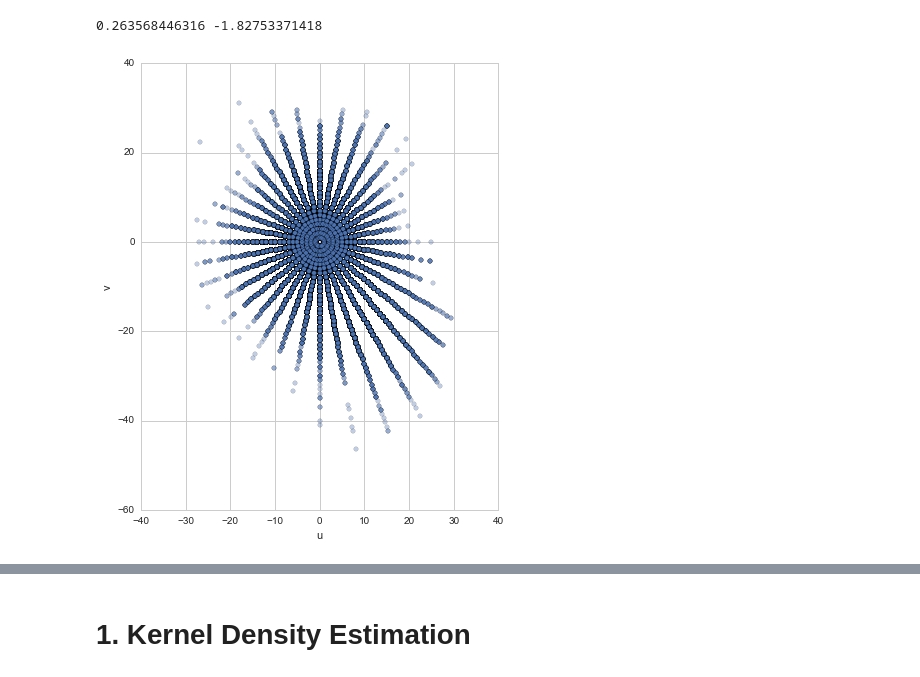
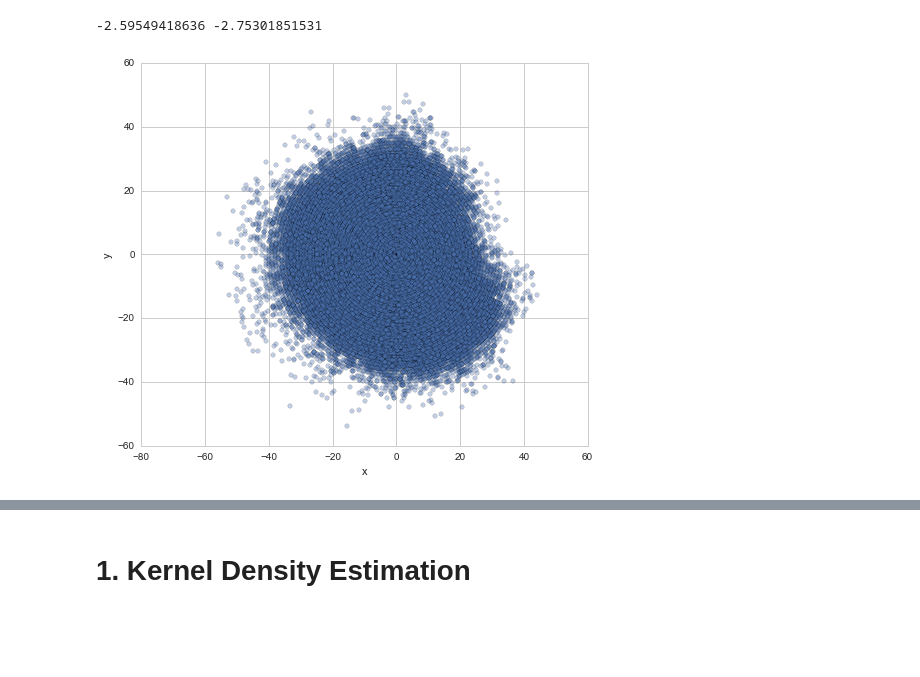
Before and after one commit to cqcn1991/Wind-Speed-Analysis, a Jupyter notebook: US wind data.ipynb, the cells around one changed output, grey strips where cells are left out. Cells and saved outputs as stored; diff of their text form; code cells hidden in the pictures; blank space fills up the shorter version.

```diff
--- a/US wind data.ipynb
+++ b/US wind data.ipynb
@@ -42,11 +47,4 @@ df.rename(columns={'speed':'speed_mps'}, inplace=True)
 df['speed']=df['speed_mps']
 df.index= df['date']
 df['speed'].plot(legend=True,figsize=(10,4), grid=True)
-
-# Data Selection
-# Marham, date >1973
-df = df[ (df['date'] > 19740000) & (df['date'] < 20150000)]
-# df = df[df['HrMn'] % 100 <= 0.1]
-# For Roma Ciampino
-df = df[(df['HrMn'] % 100 == 15)|(df['HrMn'] % 100 == 45)|(df['HrMn'] % 100 == 20)|(df['HrMn'] % 100 == 50)]
 # %% [output]
@@ -167,2 +223,13 @@ df_temp['speed'].hist(bins=bins, alpha = 0.5,figsize=(15, 6))
+# %%
+if "ciampino" in ipath:
+    # For Ciampino
+    df = df[ (df['date'] >= 20100000) & (df['date'] < 20150000)]
+elif "marham" in ipath:
+    # For Marham
+    # speed still suffers from odd-even bias
+    df = df[ (df['date'] >= 20100000) & (df['date'] < 20150000)]
+else:
+    # For Tiree, non is stable
+    df = df[ (df['date'] > 19720000) & (df['date'] < 20150000)]
 # %%
 from windrose import WindroseAxes
@@ -210,0 +279,16 @@ plt.show()
+# %%
+# # Randomize angle
+def randomize_angle(df):
+    df['random_angle_incre'] = 0
+    df['random_angle_incre'] = df['random_angle_incre'].apply(lambda x: np.random.uniform(-5,5))
+    df['dir_ran']=df['dir']+df['random_angle_incre']
+    bins=np.arange(min(df.dir_ran), max(df.dir_ran) + 1, 1)
+
+    df['dir_ran']= df['dir_ran'].apply(lambda x: x + 360 if x < 0 else x)
+    df['dir_ran']= df['dir_ran'].apply(lambda x: x - 360 if x > 360 else x)
+    df['dir'].hist(bins=bins, alpha=0.5,figsize=(15, 6))
+    df['dir_ran'].hist(bins=bins, alpha=0.5,figsize=(15, 6))
+    return df
+# %%
+df = randomize_angle(df)
+df['dir']=df['dir_ran']
@@ -211,18 +297,14 @@ plt.show()
 # %%
-df['dir'] = 90-df.dir
-df['dir'] = df['dir'].apply(lambda x: x + 360 if x < 0 else x)
 alpha = 0
 df['phi'] = df['dir'] - alpha
 df['u'] = df['speed'] * np.cos(df['phi'] * pi / 180.0)
 df['v'] = df['speed'] * np.sin(df['phi'] * pi / 180.0)
 df['x']=df.u
 df['y']=df.v
 fig, ax = plt.subplots(figsize=(8, 8), dpi=80)
-x0, x1 = ax.get_xlim()
-y0, y1 = ax.get_ylim()
 ax.set_aspect('equal')
-_ = df.plot(kind='scatter', x='u', y='v', alpha=0.35, ax=ax)
-print np.mean(df.u), np.mean(df.v)
+df.plot(kind='scatter', x='x', y='y', alpha=0.35, ax=ax)
+print np.mean(df.x), np.mean(df.y)
 # %% [output]
-0.263568446316 -1.82753371418
+-2.59549418636 -2.75301851531
-[figure, old version]
+[figure, new version]
```
Also changed, not shown: parts of 115 cells of this notebook.
